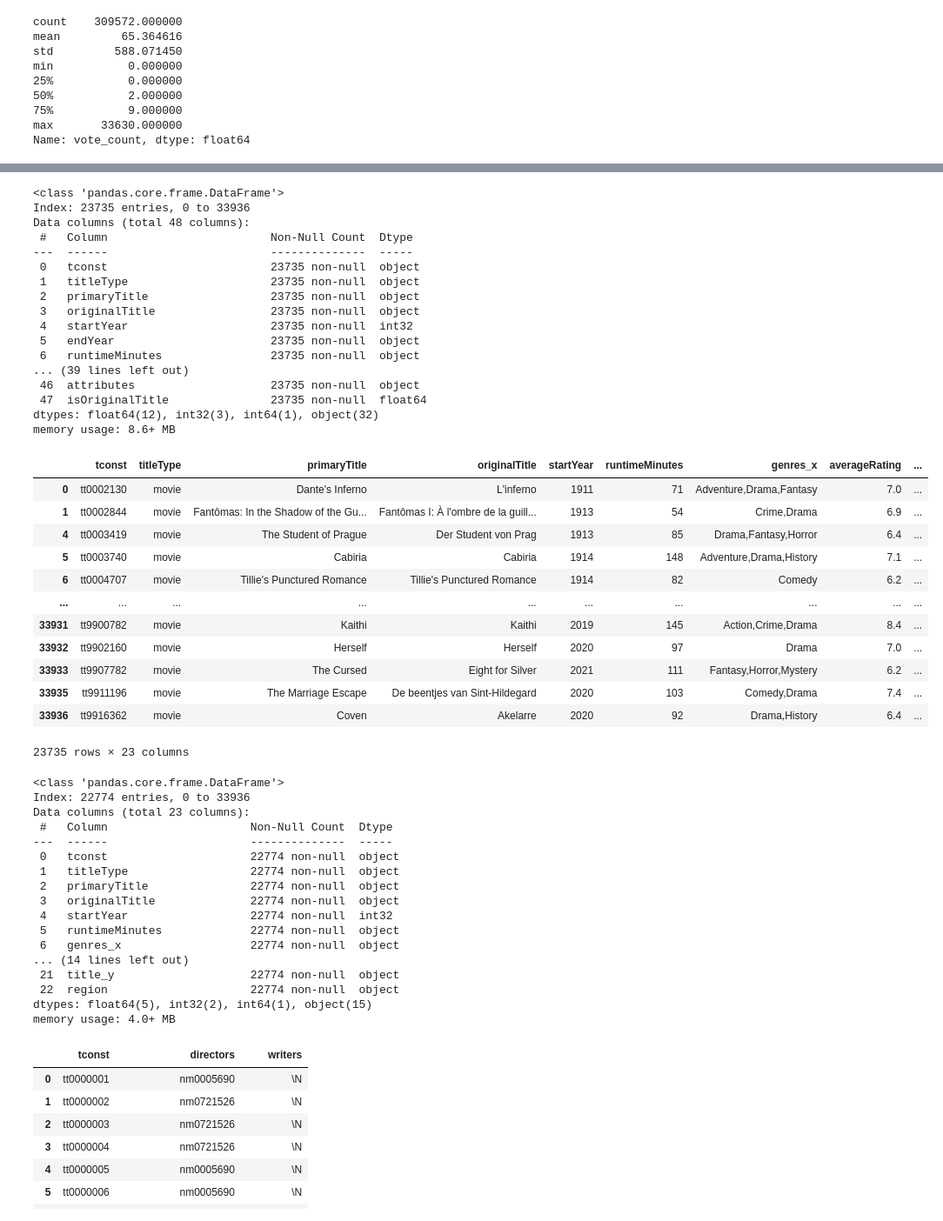
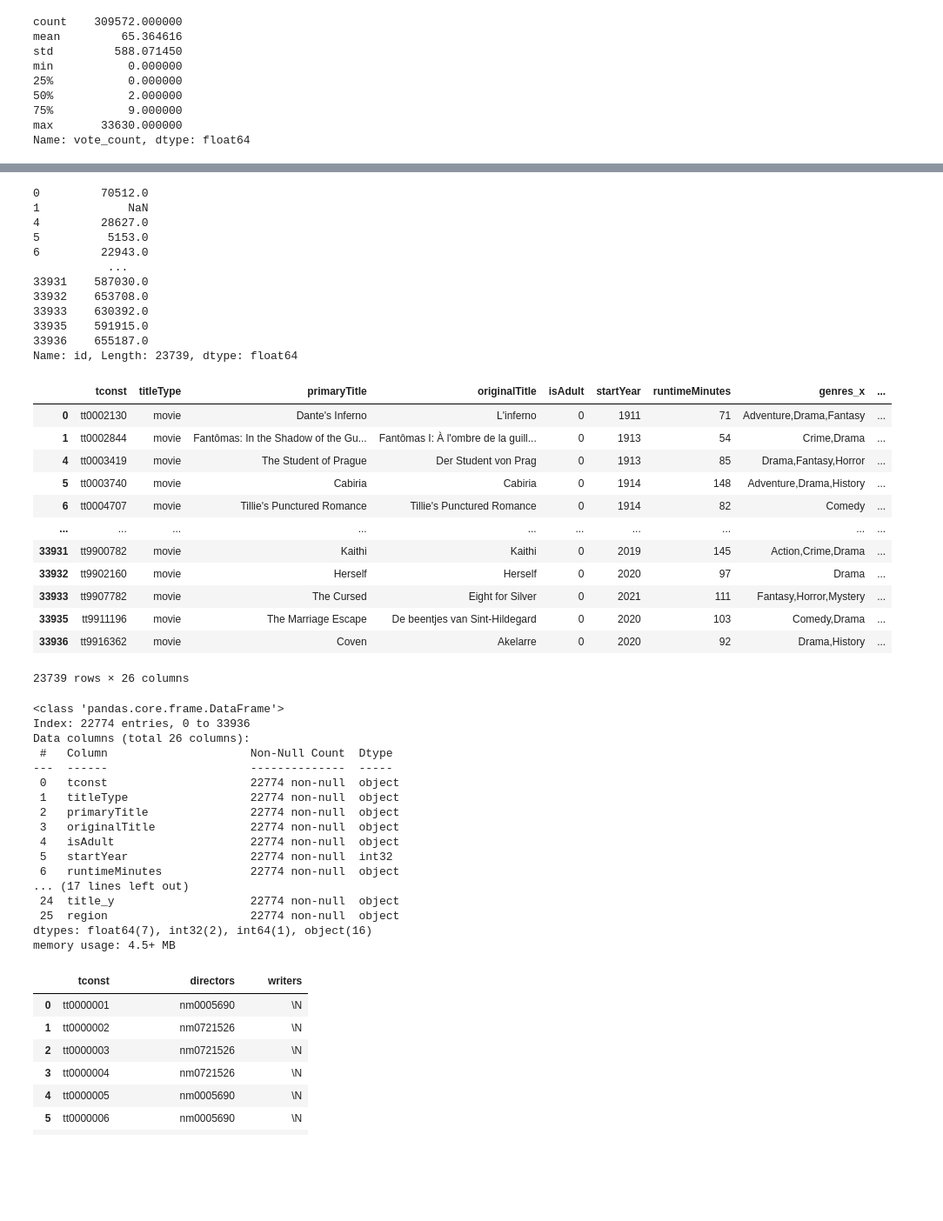
Before and after one commit to Ghali65/Projet_cine_creuse, a Jupyter notebook: projet 2.ipynb, the cells around one changed output, grey strips where cells are left out. Shown: that part at 87% size. Saved outputs shown, nothing was run; the diff lists cells and outputs as text; code cells hidden in the pictures; blank space fills up the shorter version.

```diff
--- a/projet 2.ipynb
+++ b/projet 2.ipynb
@@ -599,45 +559,40 @@ lang_fr_final_test_unique2.to_excel('lang_fr_final_test_unique2.xlsx', index=Fal
 
 #lang_fr_final_test_unique2 = lang_fr_final_test_unique2.drop(columns='isAdult')
 
-lang_fr_final_test_unique2.info()
+lang_fr_final_test_unique2['id']
 # %% [output]
-<class 'pandas.core.frame.DataFrame'>
-Index: 23735 entries, 0 to 33936
-Data columns (total 48 columns):
- #   Column                        Non-Null Count  Dtype
----  ------                        --------------  -----
- 0   tconst                        23735 non-null  object
- 1   titleType                     23735 non-null  object
- 2   primaryTitle                  23735 non-null  object
- 3   originalTitle                 23735 non-null  object
- 4   startYear                     23735 non-null  int32
- 5   endYear                       23735 non-null  object
- 6   runtimeMinutes                23735 non-null  object
-... (39 lines left out)
- 46  attributes                    23735 non-null  object
- 47  isOriginalTitle               23735 non-null  float64
-dtypes: float64(12), int32(3), int64(1), object(32)
-memory usage: 8.6+ MB
+0         70512.0
+1             NaN
+4         28627.0
+5          5153.0
+6         22943.0
+           ...
+33931    587030.0
+33932    653708.0
+33933    630392.0
+33935    591915.0
+33936    655187.0
+Name: id, Length: 23739, dtype: float64
 # %%
 #suppression des colonnes inutiles avant ajout acteur réalisateur ....:
 
 df_final_avec_na = lang_fr_final_test_unique2.drop(columns=['endYear','bucket 5','lg title movie','adult','budget',
-                                                    'genres_y','homepage','id','imdb_id','original_title',
+                                                    'genres_y','homepage','imdb_id','original_title',
                                                     'release_date','revenue','runtime','status','tagline', 'title_x','video','production_companies_country',
-                                                    'ecart note','titleId','ordering','language','types','attributes','isOriginalTitle'])
+                                                    'titleId','ordering','language','types','attributes','isOriginalTitle'])
 
 df_final_avec_na
 # %% [output]
-|  | tconst | titleType | primaryTitle | originalTitle | startYear | runtimeMinutes | genres_x | averageRating | ... |
-| 0 | tt0002130 | movie | Dante's Inferno | L'inferno | 1911 | 71 | Adventure,Drama,Fantasy | 7.0 | ... |
-| 1 | tt0002844 | movie | Fantômas: In the Shadow of the Gu... | Fantômas I: À l'ombre de la guill... | 1913 | 54 | Crime,Drama | 6.9 | ... |
-| 4 | tt0003419 | movie | The Student of Prague | Der Student von Prag | 1913 | 85 | Drama,Fantasy,Horror | 6.4 | ... |
-| 5 | tt0003740 | movie | Cabiria | Cabiria | 1914 | 148 | Adventure,Drama,History | 7.1 | ... |
-| 6 | tt0004707 | movie | Tillie's Punctured Romance | Tillie's Punctured Romance | 1914 | 82 | Comedy | 6.2 | ... |
+|  | tconst | titleType | primaryTitle | originalTitle | isAdult | startYear | runtimeMinutes | genres_x | ... |
+| 0 | tt0002130 | movie | Dante's Inferno | L'inferno | 0 | 1911 | 71 | Adventure,Drama,Fantasy | ... |
+| 1 | tt0002844 | movie | Fantômas: In the Shadow of the Gu... | Fantômas I: À l'ombre de la guill... | 0 | 1913 | 54 | Crime,Drama | ... |
+| 4 | tt0003419 | movie | The Student of Prague | Der Student von Prag | 0 | 1913 | 85 | Drama,Fantasy,Horror | ... |
+| 5 | tt0003740 | movie | Cabiria | Cabiria | 0 | 1914 | 148 | Adventure,Drama,History | ... |
+| 6 | tt0004707 | movie | Tillie's Punctured Romance | Tillie's Punctured Romance | 0 | 1914 | 82 | Comedy | ... |
 | ... | ... | ... | ... | ... | ... | ... | ... | ... | ... |
-| 33931 | tt9900782 | movie | Kaithi | Kaithi | 2019 | 145 | Action,Crime,Drama | 8.4 | ... |
-| 33932 | tt9902160 | movie | Herself | Herself | 2020 | 97 | Drama | 7.0 | ... |
-| 33933 | tt9907782 | movie | The Cursed | Eight for Silver | 2021 | 111 | Fantasy,Horror,Mystery | 6.2 | ... |
-| 33935 | tt9911196 | movie | The Marriage Escape | De beentjes van Sint-Hildegard | 2020 | 103 | Comedy,Drama | 7.4 | ... |
-| 33936 | tt9916362 | movie | Coven | Akelarre | 2020 | 92 | Drama,History | 6.4 | ... |
+| 33931 | tt9900782 | movie | Kaithi | Kaithi | 0 | 2019 | 145 | Action,Crime,Drama | ... |
+| 33932 | tt9902160 | movie | Herself | Herself | 0 | 2020 | 97 | Drama | ... |
+| 33933 | tt9907782 | movie | The Cursed | Eight for Silver | 0 | 2021 | 111 | Fantasy,Horror,Mystery | ... |
+| 33935 | tt9911196 | movie | The Marriage Escape | De beentjes van Sint-Hildegard | 0 | 2020 | 103 | Comedy,Drama | ... |
+| 33936 | tt9916362 | movie | Coven | Akelarre | 0 | 2020 | 92 | Drama,History | ... |
-23735 rows × 23 columns
+23739 rows × 26 columns
@@ -650,21 +603,21 @@ df_final.info()
 # %% [output]
 <class 'pandas.core.frame.DataFrame'>
 Index: 22774 entries, 0 to 33936
-Data columns (total 23 columns):
+Data columns (total 26 columns):
  #   Column                     Non-Null Count  Dtype
 ---  ------                     --------------  -----
  0   tconst                     22774 non-null  object
  1   titleType                  22774 non-null  object
  2   primaryTitle               22774 non-null  object
  3   originalTitle              22774 non-null  object
- 4   startYear                  22774 non-null  int32
- 5   runtimeMinutes             22774 non-null  object
- 6   genres_x                   22774 non-null  object
-... (14 lines left out)
- 21  title_y                    22774 non-null  object
- 22  region                     22774 non-null  object
-dtypes: float64(5), int32(2), int64(1), object(15)
-memory usage: 4.0+ MB
+ 4   isAdult                    22774 non-null  object
+ 5   startYear                  22774 non-null  int32
+ 6   runtimeMinutes             22774 non-null  object
+... (17 lines left out)
+ 24  title_y                    22774 non-null  object
+ 25  region                     22774 non-null  object
+dtypes: float64(7), int32(2), int64(1), object(16)
+memory usage: 4.5+ MB
 # %%
 link = "title.crew.tsv"
 df_title_crew= pd.read_csv(link, sep = "\t")
```
Also changed, not shown: parts of 8 cells of this notebook, 4 other files.
